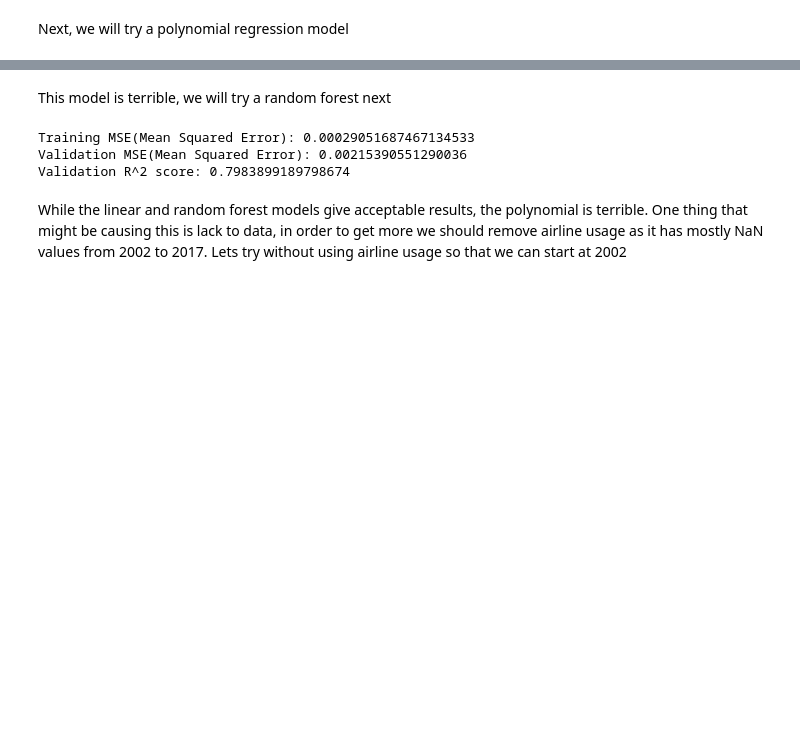
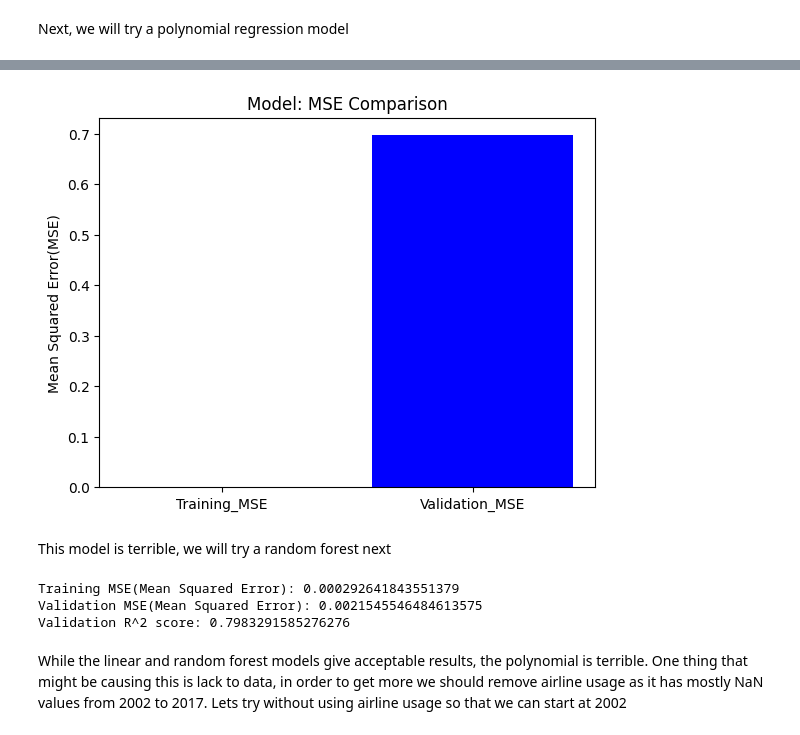
Before and after one commit to rohan-w123/CMSC320Project, a Jupyter notebook: CMSC320_Final_Project.ipynb, the cells around one changed output, grey strips where cells are left out. Cells and saved outputs as stored; diff of their text form; code cells hidden in the pictures; blank space fills up the shorter version.

```diff
--- a/CMSC320_Final_Project.ipynb
+++ b/CMSC320_Final_Project.ipynb
@@ -809,8 +784,15 @@ model.fit(X_train, y_train)
 
 pred = model.predict(X_test)
 pred_train = model.predict(X_train)
-print(f"Training MSE(Mean Squared Error): {mean_squared_error(y_train, pred_train)}")
-print(f"Validation MSE(Mean Squared Error): {mean_squared_error(y_test, pred)}")
+training_mse_prm = mean_squared_error(y_train, pred_train)
+validation_mse_prm = mean_squared_error(y_test, pred)
+print(f"Training MSE(Mean Squared Error): {training_mse_prm}")
+print(f"Validation MSE(Mean Squared Error): {validation_mse_prm}")
 r_score = r2_score(y_test, pred)
 print(f"Validation R^2 score: {r_score}")
+
+plt.bar(['Training_MSE','Validation_MSE'], [training_mse_prm, validation_mse_prm], color=['green', 'blue'])
+plt.title('Model: MSE Comparison')
+plt.ylabel('Mean Squared Error(MSE)')
+plt.show()
 # %% [output]
@@ -820,3 +802,4 @@ Validation R^2 score: -64.22369459635905
+[figure, added]
 # %% [markdown]
 This model is terrible, we will try a random forest next
 # %%
@@ -827,14 +810,16 @@ random = make_pipeline(StandardScaler(), RandomForestRegressor(random_state = 42
 random.fit(X_train, y_train)
 pred = random.predict(X_test)
 pred_train = random.predict(X_train)
-print(f"Training MSE(Mean Squared Error): {mean_squared_error(y_train, pred_train)}")
-print(f"Validation MSE(Mean Squared Error): {mean_squared_error(y_test, pred)}")
+training_mse_rf = mean_squared_error(y_train, pred_train)
+validation_mse_rf = mean_squared_error(y_test, pred)
+print(f"Training MSE(Mean Squared Error): {training_mse_rf}")
+print(f"Validation MSE(Mean Squared Error): {validation_mse_rf}")
 r_score = r2_score(y_test, pred)
 print(f"Validation R^2 score: {r_score}")
 # %% [output]
-Training MSE(Mean Squared Error): 0.00029051687467134533
-Validation MSE(Mean Squared Error): 0.00215390551290036
-Validation R^2 score: 0.7983899189798674
+Training MSE(Mean Squared Error): 0.000292641843551379
+Validation MSE(Mean Squared Error): 0.0021545546484613575
+Validation R^2 score: 0.7983291585276276
 # %% [markdown]
 While the linear and random forest models give acceptable results, the polynomial is terrible. One thing that might be causing this is lack to data, in order to get more we should remove airline usage as it has mostly NaN values from 2002 to 2017.
 Lets try without using airline usage so that we can start at 2002
```
Also changed, not shown: parts of 21 cells of this notebook.
